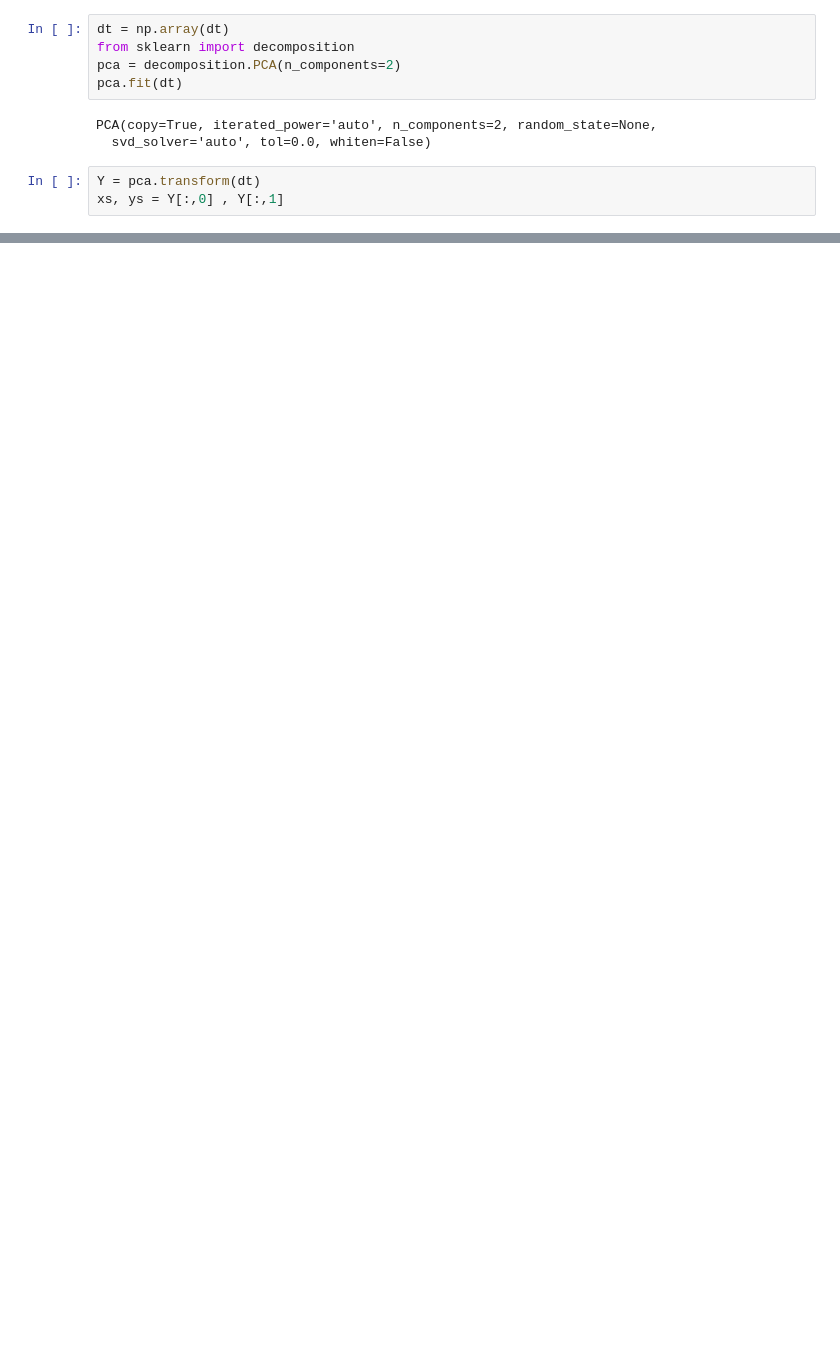
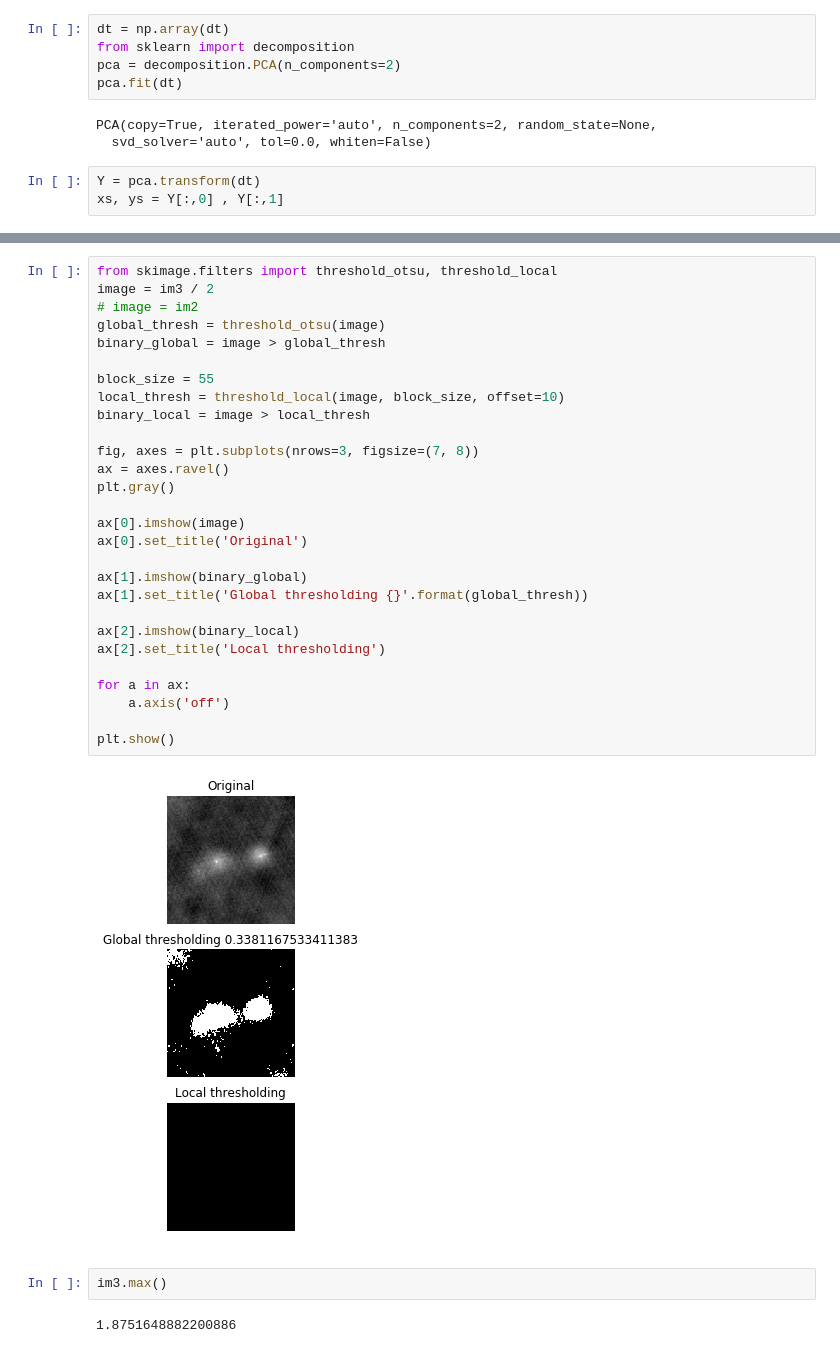
Before and after one commit to nottu/verano, a Jupyter notebook: notebook/Morpho Test.ipynb, the cells around one changed output, grey strips where cells are left out. Cells and saved outputs as stored; diff of their text form; blank space fills up the shorter version.

```diff
--- a/notebook/Morpho Test.ipynb
+++ b/notebook/Morpho Test.ipynb
@@ -119,0 +156,34 @@ plt.show()
+# %%
+from skimage.filters import threshold_otsu, threshold_local
+image = im3 / 2
+# image = im2
+global_thresh = threshold_otsu(image)
+binary_global = image > global_thresh
+
+block_size = 55
+local_thresh = threshold_local(image, block_size, offset=10)
+binary_local = image > local_thresh
+
+fig, axes = plt.subplots(nrows=3, figsize=(7, 8))
+ax = axes.ravel()
+plt.gray()
+
+ax[0].imshow(image)
+ax[0].set_title('Original')
+
+ax[1].imshow(binary_global)
+ax[1].set_title('Global thresholding {}'.format(global_thresh))
+
+ax[2].imshow(binary_local)
+ax[2].set_title('Local thresholding')
+
+for a in ax:
+    a.axis('off')
+
+plt.show()
+# %% [output]
+[figure, added]
+# %%
+im3.max()
+# %% [output]
+1.8751648882200886
```
Also changed, not shown: parts of 6 cells of this notebook, 2 other files.
